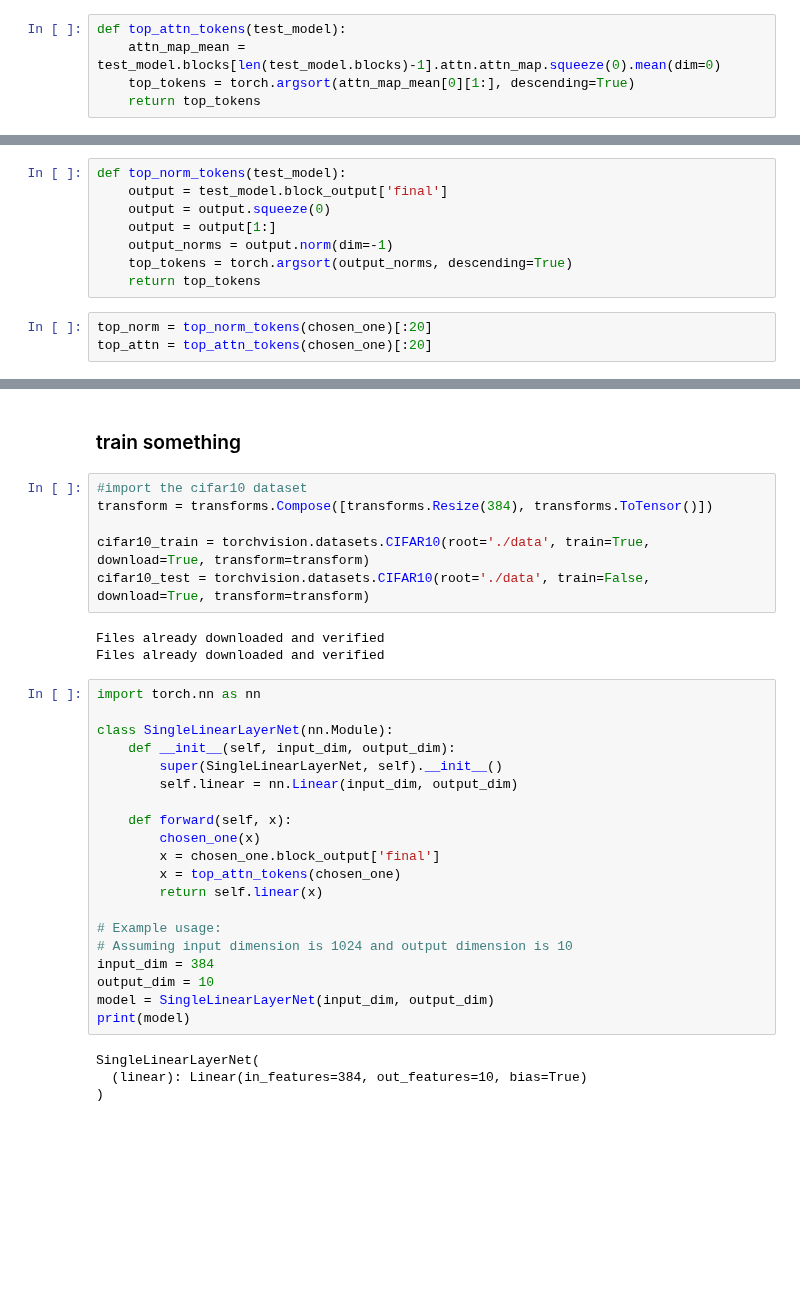
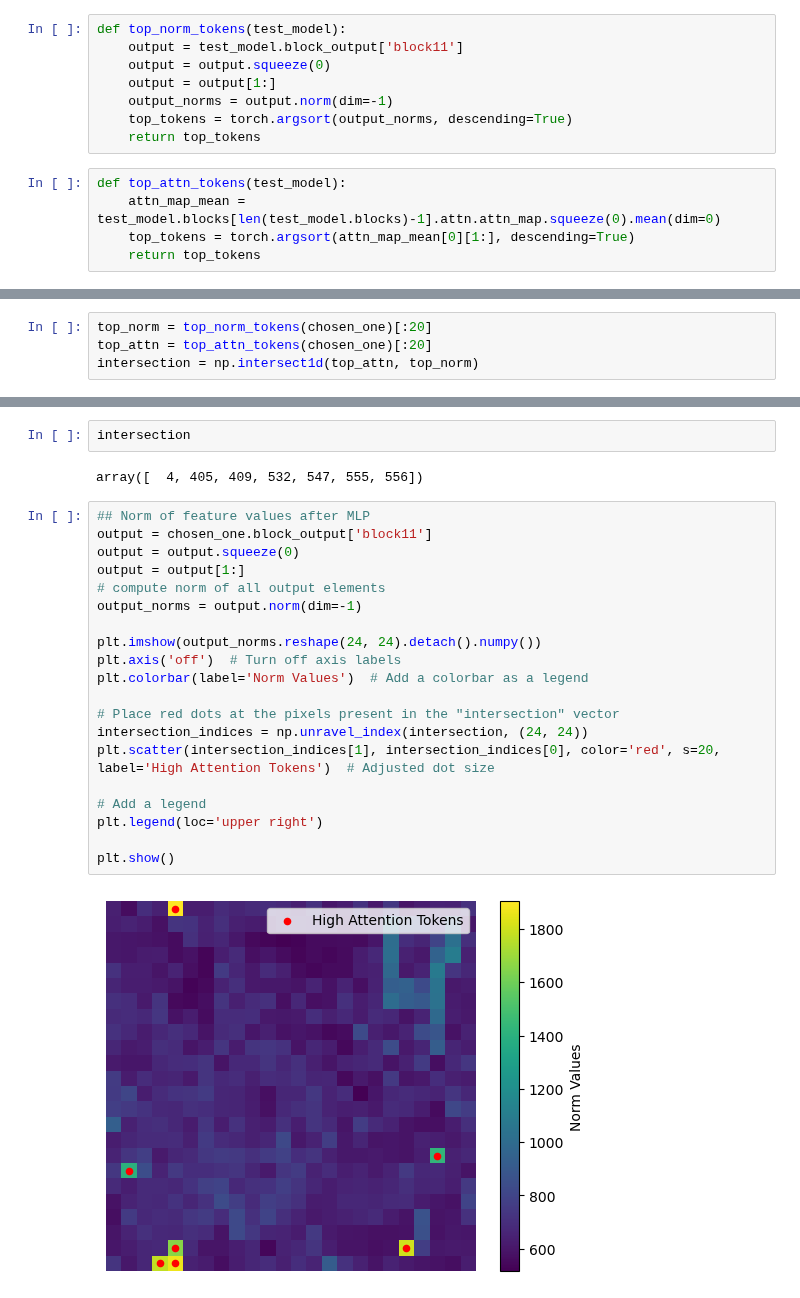
Before and after one commit to azywot/fact, a Jupyter notebook: DEIT-III/notebook.ipynb, the cells around one changed output, grey strips where cells are left out. Drawn from its saved outputs; the diff is of its cells as text; blank space fills up the shorter version.

```diff
--- a/DEIT-III/notebook.ipynb
+++ b/DEIT-III/notebook.ipynb
@@ -182,3 +237,11 @@ plot_image(img.squeeze(0))
+# %%
+def top_norm_tokens(test_model):
+    output = test_model.block_output['block11']
+    output = output.squeeze(0)
+    output = output[1:]
+    output_norms = output.norm(dim=-1)
+    top_tokens = torch.argsort(output_norms, descending=True)
+    return top_tokens
 # %%
 def top_attn_tokens(test_model):
     attn_map_mean = test_model.blocks[len(test_model.blocks)-1].attn.attn_map.squeeze(0).mean(dim=0)
@@ -200,11 +250,4 @@ show_artifacts(test_model=chosen_one, test_image=img, log_scale=True, token = 0)
-# %%
-def top_norm_tokens(test_model):
-    output = test_model.block_output['final']
-    output = output.squeeze(0)
-    output = output[1:]
-    output_norms = output.norm(dim=-1)
-    top_tokens = torch.argsort(output_norms, descending=True)
-    return top_tokens
 # %%
 top_norm = top_norm_tokens(chosen_one)[:20]
 top_attn = top_attn_tokens(chosen_one)[:20]
+intersection = np.intersect1d(top_attn, top_norm)
@@ -222,35 +254,26 @@ array([], dtype=int64)
-# %% [markdown]
-### train something
-# %%
-#import the cifar10 dataset
-transform = transforms.Compose([transforms.Resize(384), transforms.ToTensor()])
-
-cifar10_train = torchvision.datasets.CIFAR10(root='./data', train=True, download=True, transform=transform)
-cifar10_test = torchvision.datasets.CIFAR10(root='./data', train=False, download=True, transform=transform)
-# %% [output]
-Files already downloaded and verified
-Files already downloaded and verified
-# %%
-import torch.nn as nn
-
-class SingleLinearLayerNet(nn.Module):
-    def __init__(self, input_dim, output_dim):
-        super(SingleLinearLayerNet, self).__init__()
-        self.linear = nn.Linear(input_dim, output_dim)
-
-    def forward(self, x):
-        chosen_one(x)
-        x = chosen_one.block_output['final']
-        x = top_attn_tokens(chosen_one)
-        return self.linear(x)
-
-# Example usage:
-# Assuming input dimension is 1024 and output dimension is 10
-input_dim = 384
-output_dim = 10
-model = SingleLinearLayerNet(input_dim, output_dim)
-print(model)
-# %% [output]
-SingleLinearLayerNet(
-  (linear): Linear(in_features=384, out_features=10, bias=True)
-)
+# %%
+intersection
+# %% [output]
+array([  4, 405, 409, 532, 547, 555, 556])
+# %%
+## Norm of feature values after MLP
+output = chosen_one.block_output['block11']
+output = output.squeeze(0)
+output = output[1:]
+# compute norm of all output elements
+output_norms = output.norm(dim=-1)
+
+plt.imshow(output_norms.reshape(24, 24).detach().numpy())
+plt.axis('off')  # Turn off axis labels
+plt.colorbar(label='Norm Values')  # Add a colorbar as a legend
+
+# Place red dots at the pixels present in the "intersection" vector
+intersection_indices = np.unravel_index(intersection, (24, 24))
+plt.scatter(intersection_indices[1], intersection_indices[0], color='red', s=20, label='High Attention Tokens')  # Adjusted dot size
+
+# Add a legend
+plt.legend(loc='upper right')
+
+plt.show()
+# %% [output]
+[figure, added]
```
Also changed, not shown: parts of 15 cells of this notebook.
